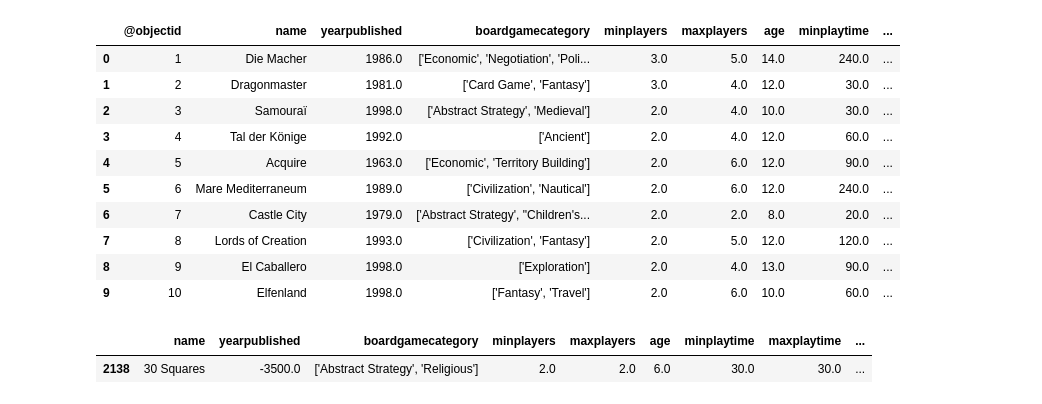
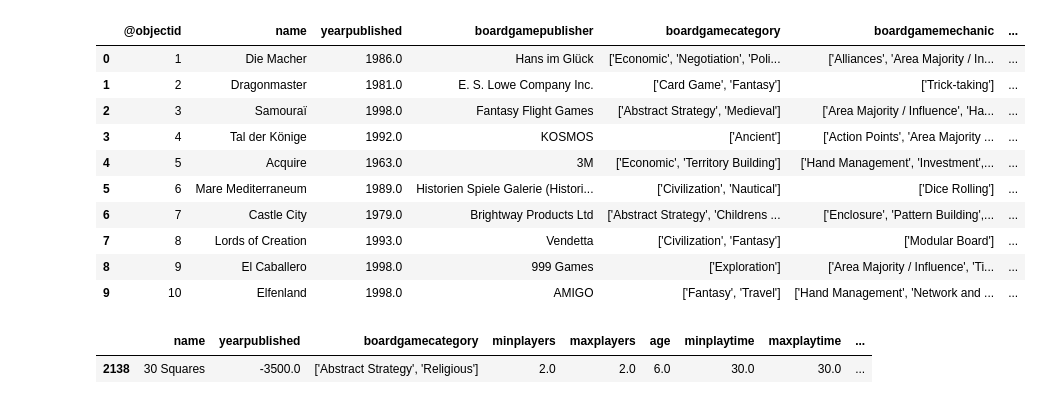
Before and after one commit to MBigaj/BoardGamesDataImporter, a Jupyter notebook: dataAnalysis.ipynb, the cells around one changed output. Saved outputs shown, nothing was run; the diff lists cells and outputs as text; code cells hidden in the pictures.

```diff
--- a/dataAnalysis.ipynb
+++ b/dataAnalysis.ipynb
@@ -7,18 +7,18 @@ from collections import Counter
 import ast
 from sklearn.preprocessing import MultiLabelBinarizer
 # %%
-dt = pd.read_csv('secondBoardGameDataSet.csv')
+dt = pd.read_csv('data/final_board_game_dataset.csv')
 dt.head(10)
 # %% [output]
-|  | @objectid | name | yearpublished | boardgamecategory | minplayers | maxplayers | age | minplaytime | ... |
-| 0 | 1 | Die Macher | 1986.0 | ['Economic', 'Negotiation', 'Poli... | 3.0 | 5.0 | 14.0 | 240.0 | ... |
-| 1 | 2 | Dragonmaster | 1981.0 | ['Card Game', 'Fantasy'] | 3.0 | 4.0 | 12.0 | 30.0 | ... |
-| 2 | 3 | Samouraï | 1998.0 | ['Abstract Strategy', 'Medieval'] | 2.0 | 4.0 | 10.0 | 30.0 | ... |
-| 3 | 4 | Tal der Könige | 1992.0 | ['Ancient'] | 2.0 | 4.0 | 12.0 | 60.0 | ... |
-| 4 | 5 | Acquire | 1963.0 | ['Economic', 'Territory Building'] | 2.0 | 6.0 | 12.0 | 90.0 | ... |
-| 5 | 6 | Mare Mediterraneum | 1989.0 | ['Civilization', 'Nautical'] | 2.0 | 6.0 | 12.0 | 240.0 | ... |
-| 6 | 7 | Castle City | 1979.0 | ['Abstract Strategy', "Children's... | 2.0 | 2.0 | 8.0 | 20.0 | ... |
-| 7 | 8 | Lords of Creation | 1993.0 | ['Civilization', 'Fantasy'] | 2.0 | 5.0 | 12.0 | 120.0 | ... |
-| 8 | 9 | El Caballero | 1998.0 | ['Exploration'] | 2.0 | 4.0 | 13.0 | 90.0 | ... |
-| 9 | 10 | Elfenland | 1998.0 | ['Fantasy', 'Travel'] | 2.0 | 6.0 | 10.0 | 60.0 | ... |
+|  | @objectid | name | yearpublished | boardgamepublisher | boardgamecategory | boardgamemechanic | ... |
+| 0 | 1 | Die Macher | 1986.0 | Hans im Glück | ['Economic', 'Negotiation', 'Poli... | ['Alliances', 'Area Majority / In... | ... |
+| 1 | 2 | Dragonmaster | 1981.0 | E. S. Lowe Company Inc. | ['Card Game', 'Fantasy'] | ['Trick-taking'] | ... |
+| 2 | 3 | Samouraï | 1998.0 | Fantasy Flight Games | ['Abstract Strategy', 'Medieval'] | ['Area Majority / Influence', 'Ha... | ... |
+| 3 | 4 | Tal der Könige | 1992.0 | KOSMOS | ['Ancient'] | ['Action Points', 'Area Majority ... | ... |
+| 4 | 5 | Acquire | 1963.0 | 3M | ['Economic', 'Territory Building'] | ['Hand Management', 'Investment',... | ... |
+| 5 | 6 | Mare Mediterraneum | 1989.0 | Historien Spiele Galerie (Histori... | ['Civilization', 'Nautical'] | ['Dice Rolling'] | ... |
+| 6 | 7 | Castle City | 1979.0 | Brightway Products Ltd | ['Abstract Strategy', 'Childrens ... | ['Enclosure', 'Pattern Building',... | ... |
+| 7 | 8 | Lords of Creation | 1993.0 | Vendetta | ['Civilization', 'Fantasy'] | ['Modular Board'] | ... |
+| 8 | 9 | El Caballero | 1998.0 | 999 Games | ['Exploration'] | ['Area Majority / Influence', 'Ti... | ... |
+| 9 | 10 | Elfenland | 1998.0 | AMIGO | ['Fantasy', 'Travel'] | ['Hand Management', 'Network and ... | ... |
 # %%
```
Also changed, not shown: parts of 9 cells of this notebook, 3 other files.
